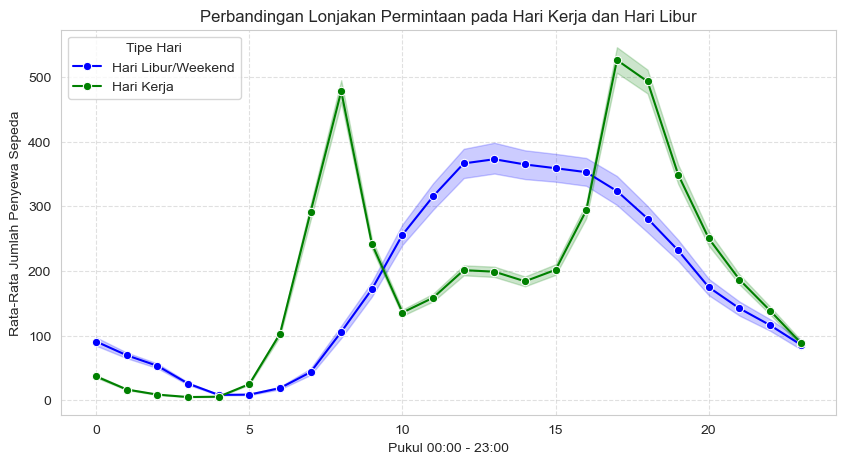
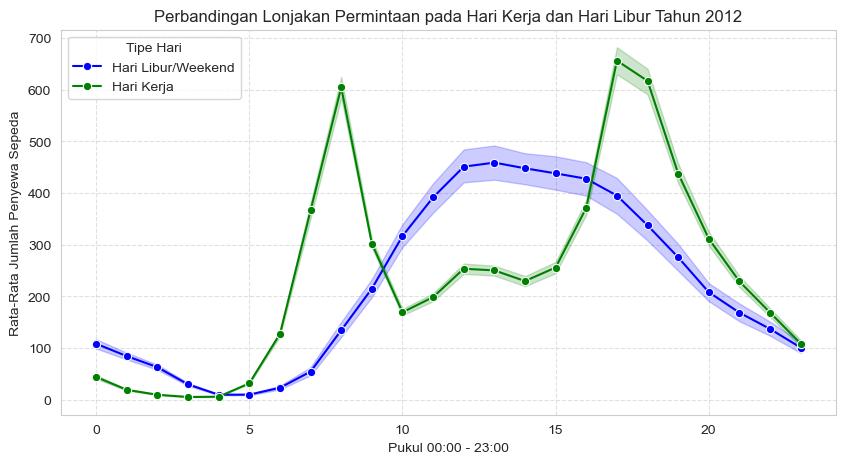
The notebook cell's code change between the first figure and the second:
--- before
+++ after
@@ -1,3 +1,3 @@
-df_plot = df_hour.copy()
+df_plot = main_df_hour.copy()
 df_plot['workingday'] = df_plot['workingday'].map({0: 'Hari Libur/Weekend', 1: 'Hari Kerja'})
 
@@ -5,5 +5,5 @@
 sns.lineplot(data=df_plot, x='hr', y='cnt', hue='workingday', marker='o', palette=['blue', 'green'])
 
-plt.title('Perbandingan Lonjakan Permintaan pada Hari Kerja dan Hari Libur', fontsize=12)
+plt.title('Perbandingan Lonjakan Permintaan pada Hari Kerja dan Hari Libur Tahun 2012', fontsize=12)
 plt.xlabel('Pukul 00:00 - 23:00', fontsize=10)
 plt.ylabel('Rata-Rata Jumlah Penyewa Sepeda', fontsize=10)

Commit: Update data untuk menjawab pertanyaan nomor 1